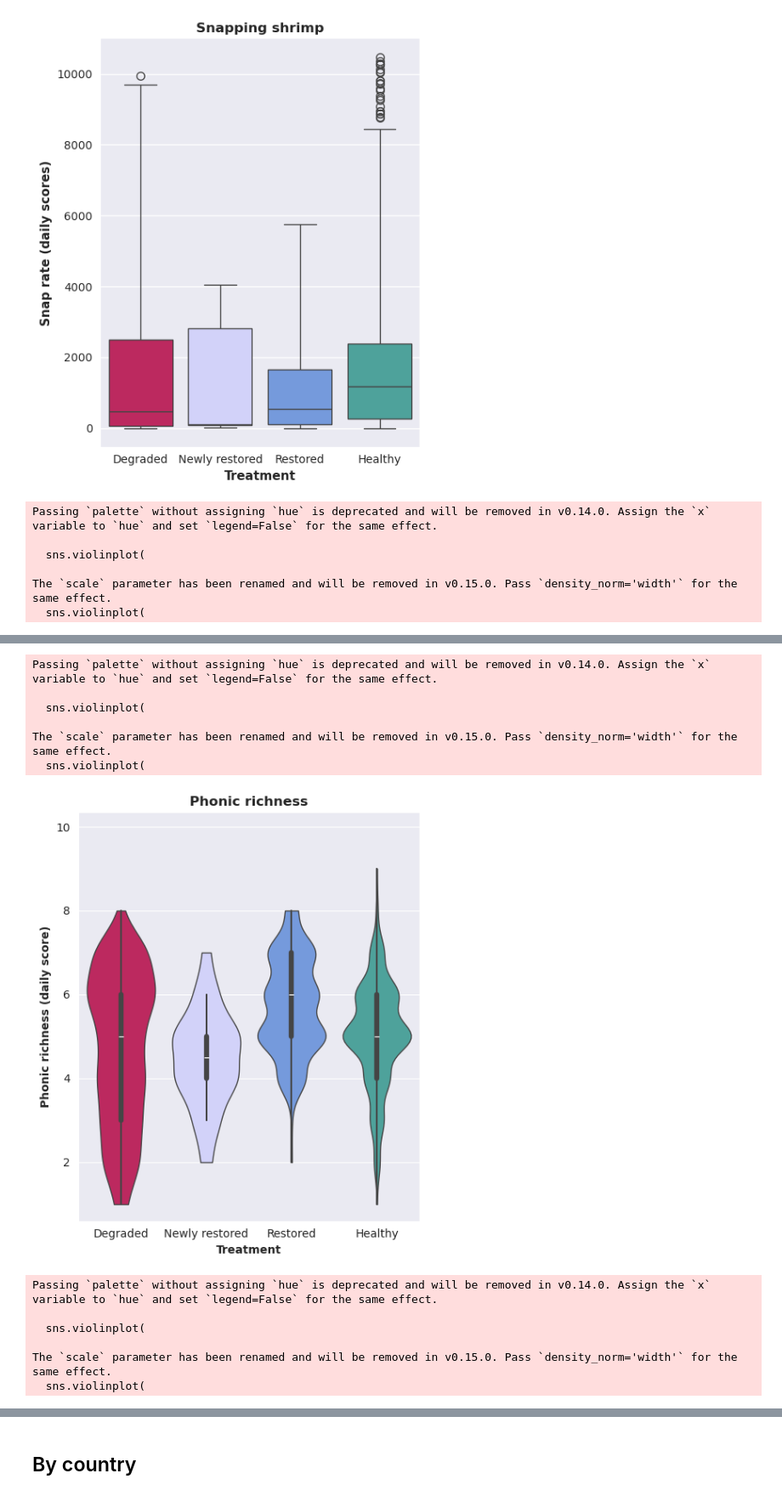
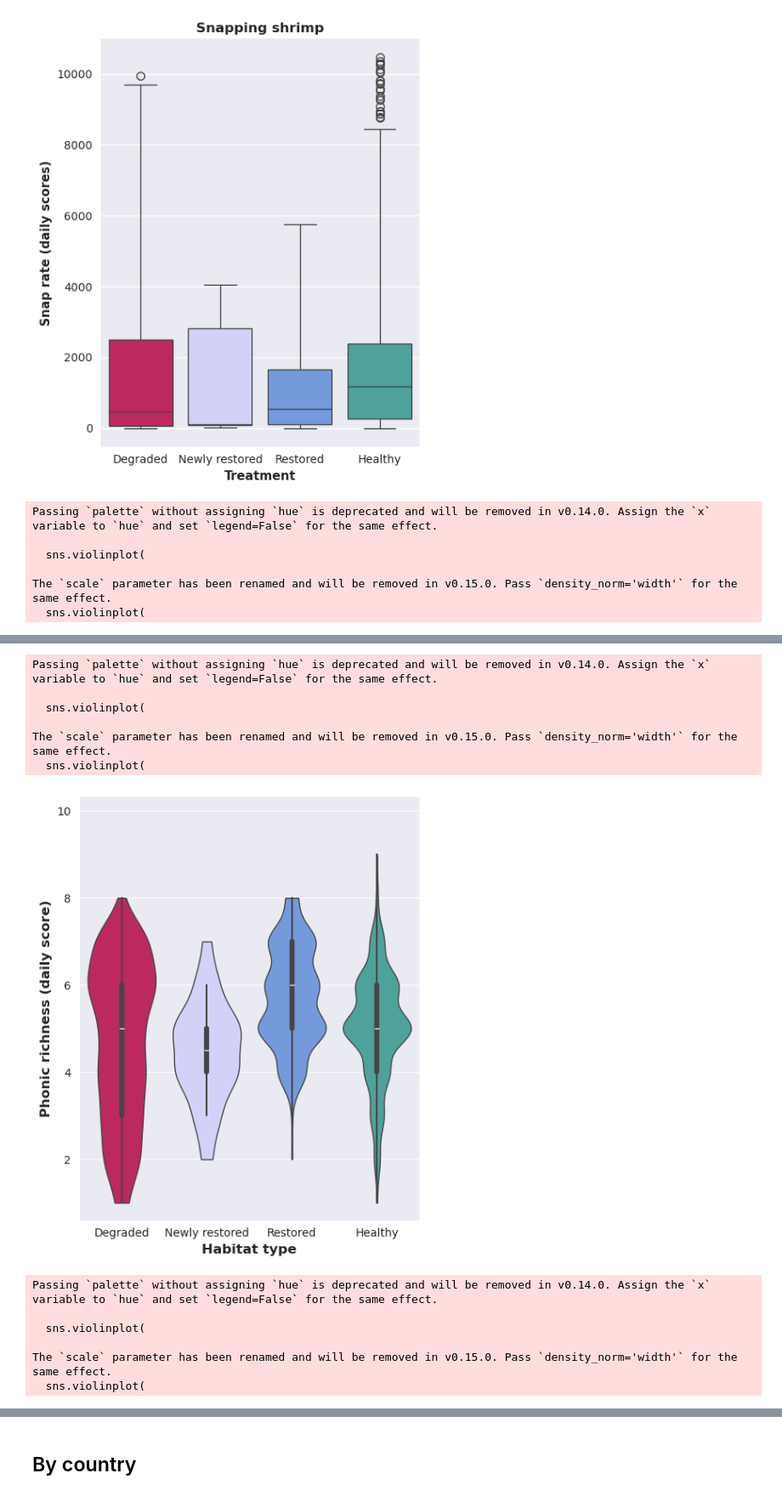
Before and after one commit to BenUCL/MARRS_global_acoustic_study, a Jupyter notebook: manuscript_docs/figures.ipynb, the cells around one changed output, grey strips where cells are left out. Shown at 85% size. Drawn from its saved outputs; the diff is of its cells as text; code cells hidden in the pictures.

```diff
--- a/manuscript_docs/figures.ipynb
+++ b/manuscript_docs/figures.ipynb
@@ -8,0 +94,38 @@ plt.style.use("seaborn-v0_8")
+# %%
+# Threshold for logit column
+THRESHOLD = 1.0
+
+# Directory pattern for inference files
+agile_outputs_dir_template = os.path.join(BASE_DIR, "marrs_acoustics/data/output_dir_{}/agile_outputs")
+
+# Initialise total counts
+total_counts_per_country = {}
+
+total_count_all_countries = 0
+
+# Iterate through each country
+for country in countries:
+    country_dir = agile_outputs_dir_template.format(country)
+    country_total = 0
+
+    # Walk through the agile_outputs directory
+    for root, dirs, files in os.walk(country_dir):
+        for file in files:
+            if file.endswith("_inference.csv"):
+                file_path = os.path.join(root, file)
+
+                # Read the inference CSV file
+                df = pd.read_csv(file_path)
+
+                # Count rows where logit >= THRESHOLD
+                count = df[df[" logit"] >= THRESHOLD].shape[0]
+
+                country_total += count
+
+    total_counts_per_country[country] = country_total
+    total_count_all_countries += country_total
+
+    print(f"{country.title()}: {country_total} rows with logit >= {THRESHOLD}")
+
+# Print total across all countries
+print(f"\nTotal across all countries: {total_count_all_countries} rows with logit >= {THRESHOLD}")
@@ -337,9 +466,9 @@ def plot_violin(
 
   # Label x-axis ticks using our unified labels
   ax.set_xticklabels([TREATMENT_LABELS[t] for t in TREATMENT_ORDER])
-  ax.set_xlabel("Habitat type", fontweight="bold")
-  ax.set_ylabel(y_axis_label, fontweight="bold")
-  ax.set_title(plot_title, fontweight="bold")
+  ax.set_xlabel("Habitat type", fontweight="bold", fontsize=12)
+  ax.set_ylabel(y_axis_label, fontweight="bold", fontsize=12)
+  #ax.set_title(plot_title, fontweight="bold", fontsize=10)
   ax.legend([], [], frameon=False)
 
   plt.tight_layout()
@@ -377,10 +506,10 @@ The `scale` parameter has been renamed and will be removed in v0.15.0. Pass `den
 Passing `palette` without assigning `hue` is deprecated and will be removed in v0.14.0. Assign the `x` variable to `hue` and set `legend=False` for the same effect.
 
   sns.violinplot(
 
 The `scale` parameter has been renamed and will be removed in v0.15.0. Pass `density_norm='width'` for the same effect.
   sns.violinplot(
-[figure, old version]
+[figure, new version]
 Passing `palette` without assigning `hue` is deprecated and will be removed in v0.14.0. Assign the `x` variable to `hue` and set `legend=False` for the same effect.
 
   sns.violinplot(
```
Also changed, not shown: parts of 9 cells of this notebook.
